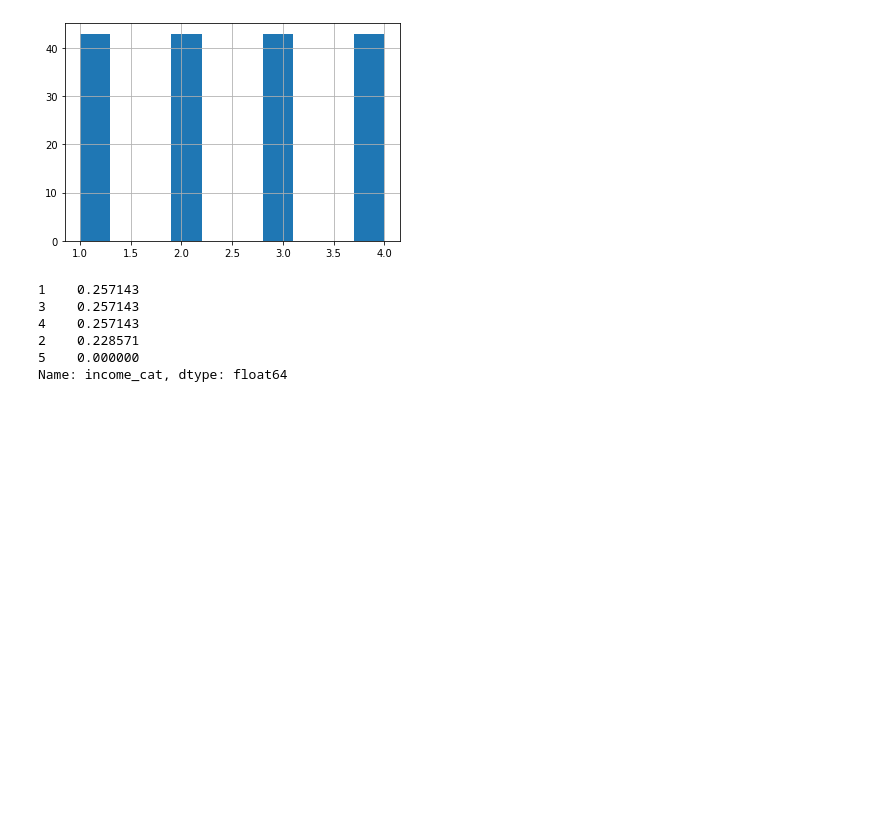
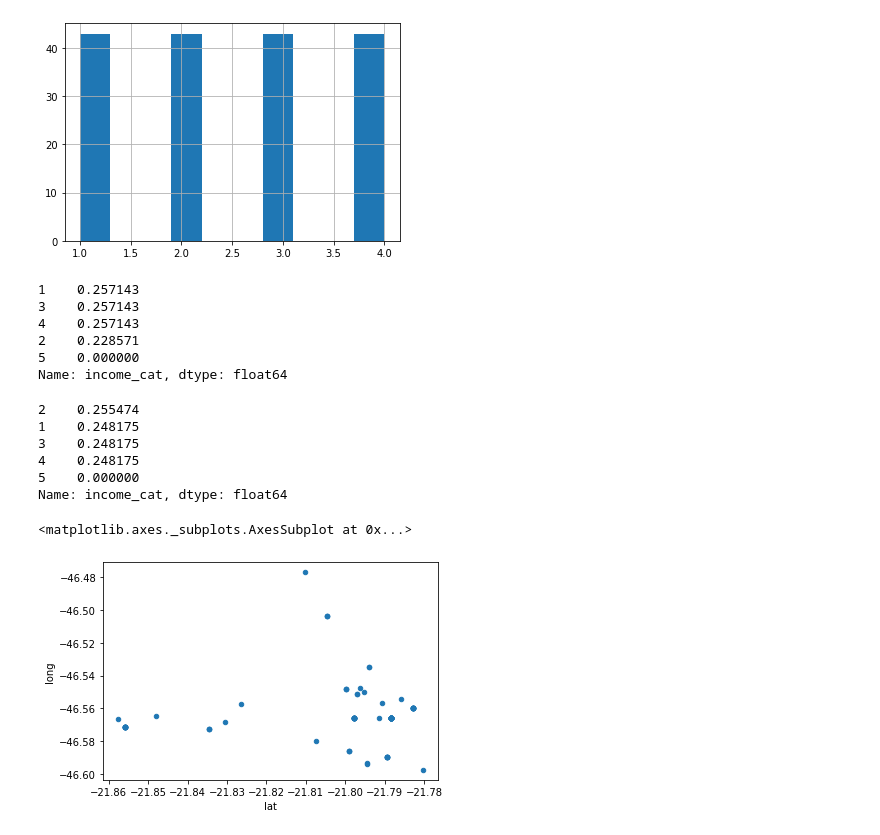
Before and after one commit to RogerSchwartz/preditor-pre-o-de-casas-po-o-de-caldas, a Jupyter notebook: preditor_preço_de_casas_poço_de_caldas.ipynb, the cells around one changed output. Saved outputs shown, nothing was run; the diff lists cells and outputs as text; code cells hidden in the pictures; blank space fills up the shorter version.

```diff
--- a/preditor_preço_de_casas_poço_de_caldas.ipynb
+++ b/preditor_preço_de_casas_poço_de_caldas.ipynb
@@ -152,3 +152,12 @@ strat_test_set["income_cat"].value_counts() / len(strat_test_set)
 2    0.228571
 5    0.000000
 Name: income_cat, dtype: float64
+# %%
+strat_train_set["income_cat"].value_counts() / len(strat_train_set)
+# %% [output]
+2    0.255474
+1    0.248175
+3    0.248175
+4    0.248175
+5    0.000000
+Name: income_cat, dtype: float64
@@ -154,0 +167,7 @@ Name: income_cat, dtype: float64
+# %%
+housing = strat_train_set.copy()
+# %%
+housing.plot(kind="scatter", x="lat", y="long")
+# %% [output]
+<matplotlib.axes._subplots.AxesSubplot at 0x...>
+[figure, added]
```
Also changed, not shown: parts of 19 cells of this notebook.
